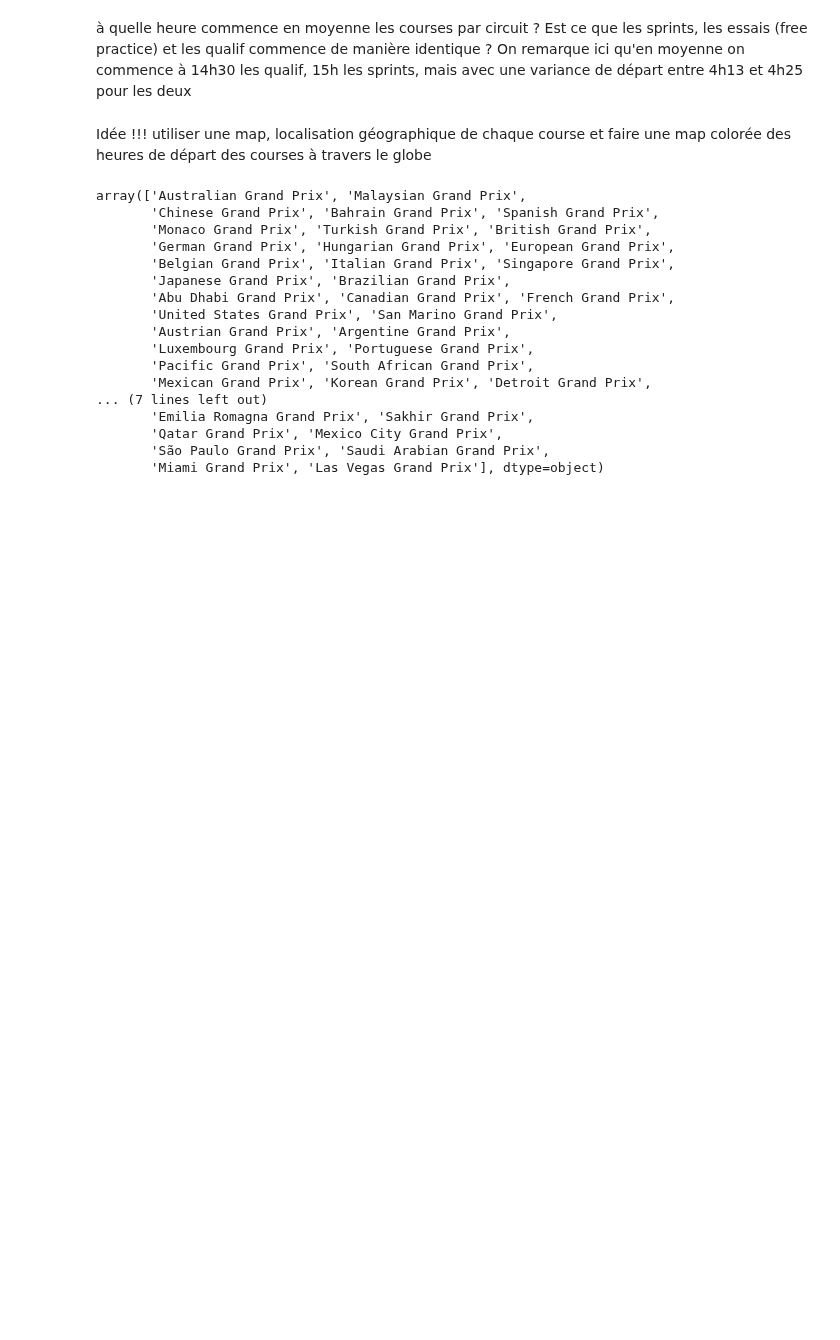
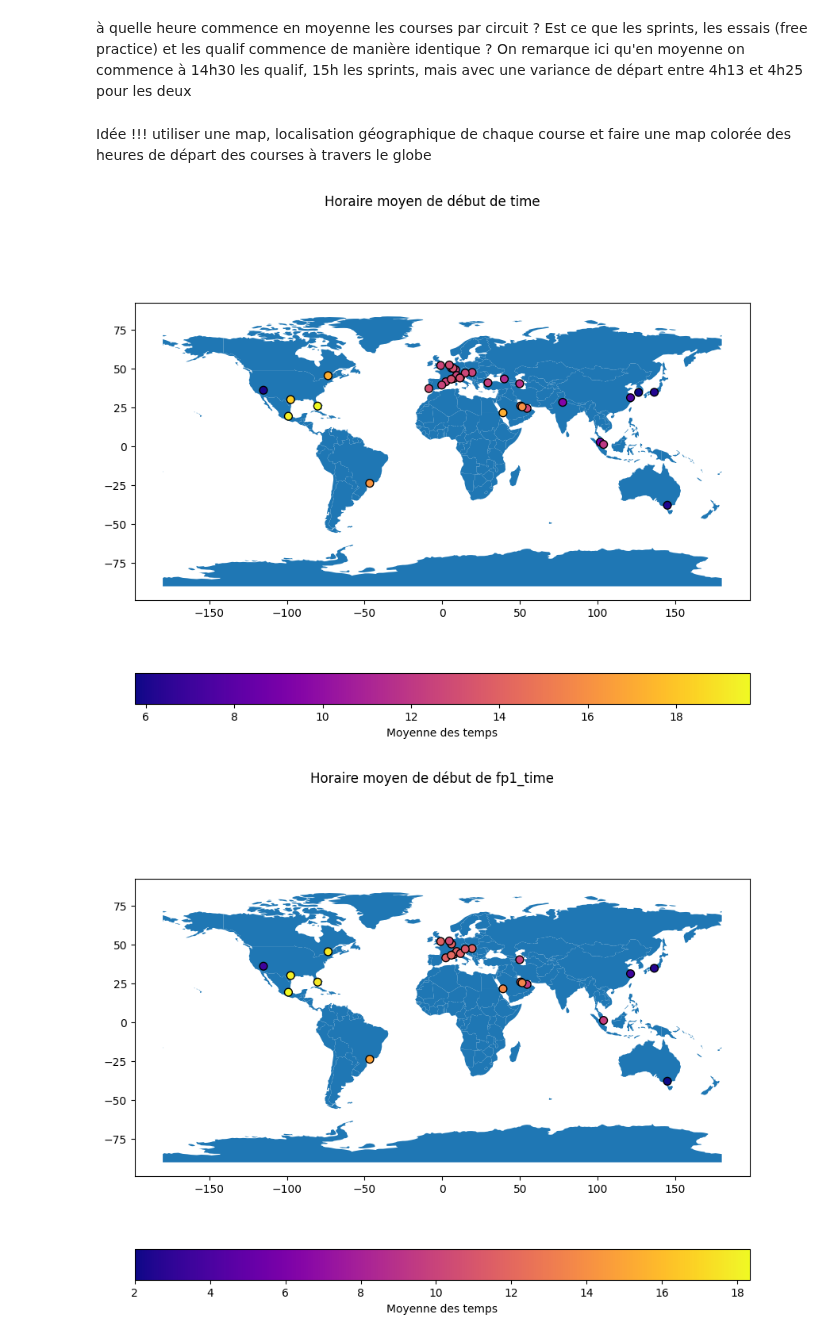
Before and after one commit to OzeelCharles/projet_info2, a Jupyter notebook: exploration_races_Charles.ipynb, the cells around one changed output. Drawn from its saved outputs; the diff is of its cells as text; code cells hidden in the pictures; blank space fills up the shorter version.

```diff
--- a/exploration_races_Charles.ipynb
+++ b/exploration_races_Charles.ipynb
@@ -5,12 +8,9 @@ import matplotlib.pyplot as plt
 # %%
 race = pd.read_csv("donnees_formule_un/races.csv")
+loca = pd.read_csv("donnees_formule_un/f1_grands_prix_locations.csv")
 # %%
 race.replace("\\N", np.nan, inplace=True)
 # %%
 date = ["date", "fp1_date", "fp2_date", "fp3_date", "quali_date", "sprint_date"]
 for _ in date:
     race[_] = pd.to_datetime(race[_])
-# %%
-time = ["time","fp1_time", "fp2_time", "fp3_time", "quali_time", "sprint_time"]
-for _ in time:
-    race[_] = pd.to_timedelta(race[_])
@@ -16,0 +33,10 @@ for _ in time:
+# %%
+time = ["time","fp1_time", "fp2_time", "fp3_time", "quali_time", "sprint_time"]
+def time_to_decimal(time_str):
+    if pd.isna(time_str):
+        return np.nan
+    h, m, s = map(int, time_str.split(':'))
+    return h + m / 60 + s / 3600
+
+for _ in time:
+    race[_]=race[_].apply(time_to_decimal)
@@ -98,20 +88,36 @@ de chaque course et faire une map colorée des heures de départ des courses à
-# %%
-race["name"].unique()
-# %% [output]
-array(['Australian Grand Prix', 'Malaysian Grand Prix',
-       'Chinese Grand Prix', 'Bahrain Grand Prix', 'Spanish Grand Prix',
-       'Monaco Grand Prix', 'Turkish Grand Prix', 'British Grand Prix',
-       'German Grand Prix', 'Hungarian Grand Prix', 'European Grand Prix',
-       'Belgian Grand Prix', 'Italian Grand Prix', 'Singapore Grand Prix',
-       'Japanese Grand Prix', 'Brazilian Grand Prix',
-       'Abu Dhabi Grand Prix', 'Canadian Grand Prix', 'French Grand Prix',
-       'United States Grand Prix', 'San Marino Grand Prix',
-       'Austrian Grand Prix', 'Argentine Grand Prix',
-       'Luxembourg Grand Prix', 'Portuguese Grand Prix',
-       'Pacific Grand Prix', 'South African Grand Prix',
-       'Mexican Grand Prix', 'Korean Grand Prix', 'Detroit Grand Prix',
-... (7 lines left out)
-       'Emilia Romagna Grand Prix', 'Sakhir Grand Prix',
-       'Qatar Grand Prix', 'Mexico City Grand Prix',
-       'São Paulo Grand Prix', 'Saudi Arabian Grand Prix',
-       'Miami Grand Prix', 'Las Vegas Grand Prix'], dtype=object)
+# %%
+loca.rename(columns = {"Grand Prix": "name"}, inplace = True)
+race = pd.merge(race, loca,how = 'left')
+# %%
+Long = race.Longitude.unique()
+avg = []
+for l in Long:
+    a = race[race["Longitude"] == l]
+    avg_time_A = [a[_].mean() for _ in time]
+    avg.append(avg_time_A)
+for j in range(len(avg[0])):
+    data = [avg[i][j] for i in range(len(avg))]
+    norm = mcolors.Normalize(vmin=min(data), vmax=max(data))  # Normalisation des valeurs
+    cmap = plt.cm.plasma
+    shapefile_path = "donnees_formule_un/naturalearth_lowres"
+    gdf = gpd.read_file(shapefile_path)
+    fig, ax = plt.subplots(figsize=(10, 8))
+    gdf.plot(ax=ax)
+    scatter = ax.scatter(
+        race['Longitude'].unique(),
+        race['Latitude'].unique(),
+        c=data,
+        cmap=cmap,
+        s=50,
+        marker='o',
+        edgecolor='k'
+    )
+    fig.colorbar(cm.ScalarMappable(norm=norm, cmap=cmap),
+                 ax=ax,
+                 orientation='horizontal',
+                 label='Moyenne des temps')
+    fig.suptitle(f"Horaire moyen de début de {time[j]}")
+    plt.show()
+# %% [output]
+[figure, added]
+[figure, added]
```
Also changed, not shown: parts of 8 cells of this notebook.
